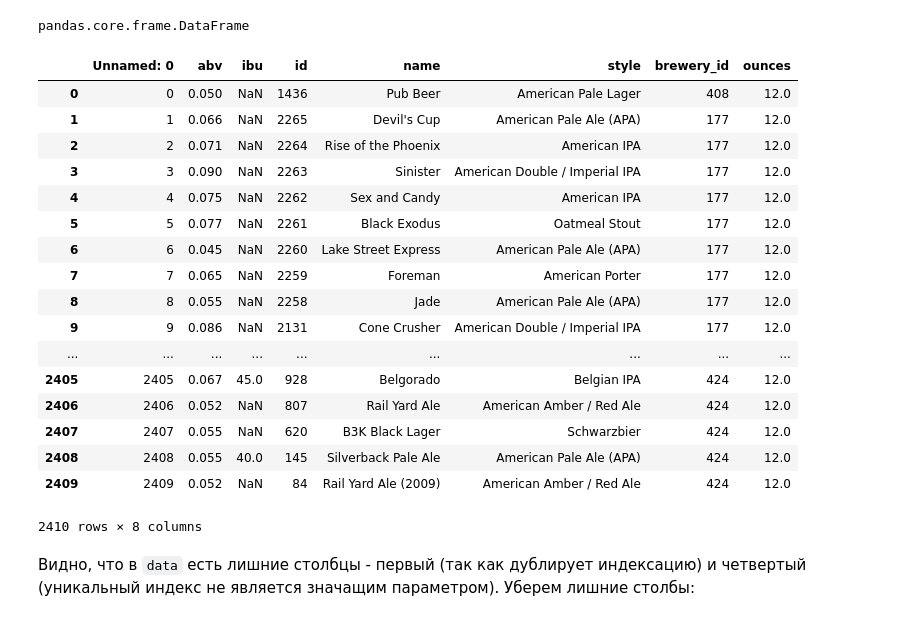
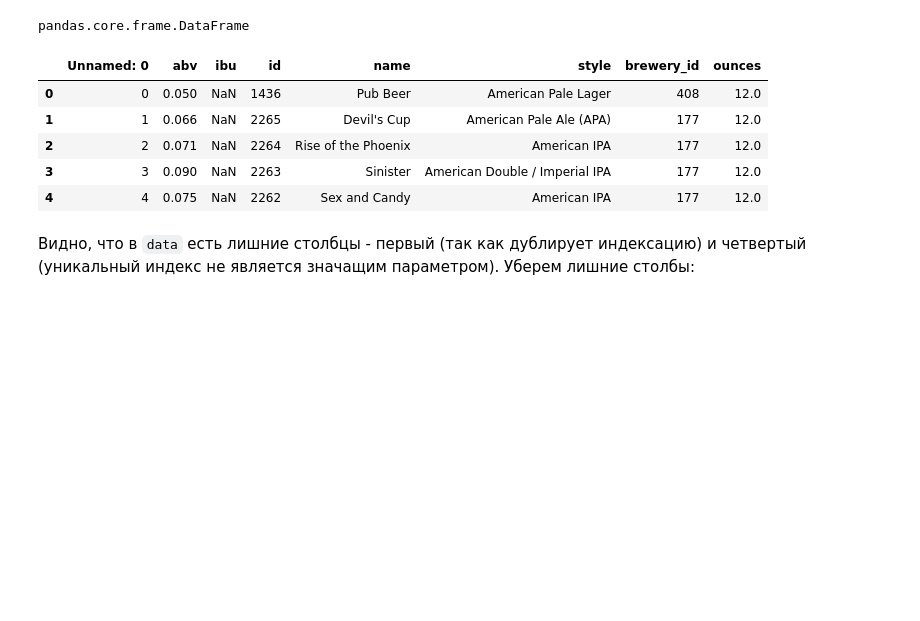
Before and after one commit to maximova136/MachineLearning, a Jupyter notebook: Lab1.ipynb, the cells around one changed output. Cells and saved outputs as stored; diff of their text form; code cells hidden in the pictures; blank space fills up the shorter version.

```diff
--- a/Lab1.ipynb
+++ b/Lab1.ipynb
@@ -30,26 +30,14 @@ type(data)
 # %% [output]
 pandas.core.frame.DataFrame
 # %%
-data
+data.head()
 # %% [output]
 |  | Unnamed: 0 | abv | ibu | id | name | style | brewery_id | ounces |
 | 0 | 0 | 0.050 | NaN | 1436 | Pub Beer | American Pale Lager | 408 | 12.0 |
 | 1 | 1 | 0.066 | NaN | 2265 | Devil's Cup | American Pale Ale (APA) | 177 | 12.0 |
 | 2 | 2 | 0.071 | NaN | 2264 | Rise of the Phoenix | American IPA | 177 | 12.0 |
 | 3 | 3 | 0.090 | NaN | 2263 | Sinister | American Double / Imperial IPA | 177 | 12.0 |
 | 4 | 4 | 0.075 | NaN | 2262 | Sex and Candy | American IPA | 177 | 12.0 |
-| 5 | 5 | 0.077 | NaN | 2261 | Black Exodus | Oatmeal Stout | 177 | 12.0 |
-| 6 | 6 | 0.045 | NaN | 2260 | Lake Street Express | American Pale Ale (APA) | 177 | 12.0 |
-| 7 | 7 | 0.065 | NaN | 2259 | Foreman | American Porter | 177 | 12.0 |
-| 8 | 8 | 0.055 | NaN | 2258 | Jade | American Pale Ale (APA) | 177 | 12.0 |
-| 9 | 9 | 0.086 | NaN | 2131 | Cone Crusher | American Double / Imperial IPA | 177 | 12.0 |
-| ... | ... | ... | ... | ... | ... | ... | ... | ... |
-| 2405 | 2405 | 0.067 | 45.0 | 928 | Belgorado | Belgian IPA | 424 | 12.0 |
-| 2406 | 2406 | 0.052 | NaN | 807 | Rail Yard Ale | American Amber / Red Ale | 424 | 12.0 |
-| 2407 | 2407 | 0.055 | NaN | 620 | B3K Black Lager | Schwarzbier | 424 | 12.0 |
-| 2408 | 2408 | 0.055 | 40.0 | 145 | Silverback Pale Ale | American Pale Ale (APA) | 424 | 12.0 |
-| 2409 | 2409 | 0.052 | NaN | 84 | Rail Yard Ale (2009) | American Amber / Red Ale | 424 | 12.0 |
-2410 rows × 8 columns
 # %% [markdown]
 Видно, что в `data` есть лишние столбцы - первый (так как дублирует индексацию) и четвертый (уникальный индекс не является значащим параметром). Уберем лишние столбы:
 # %%
```
Also changed, not shown: parts of 10 cells of this notebook, 1 other file.
